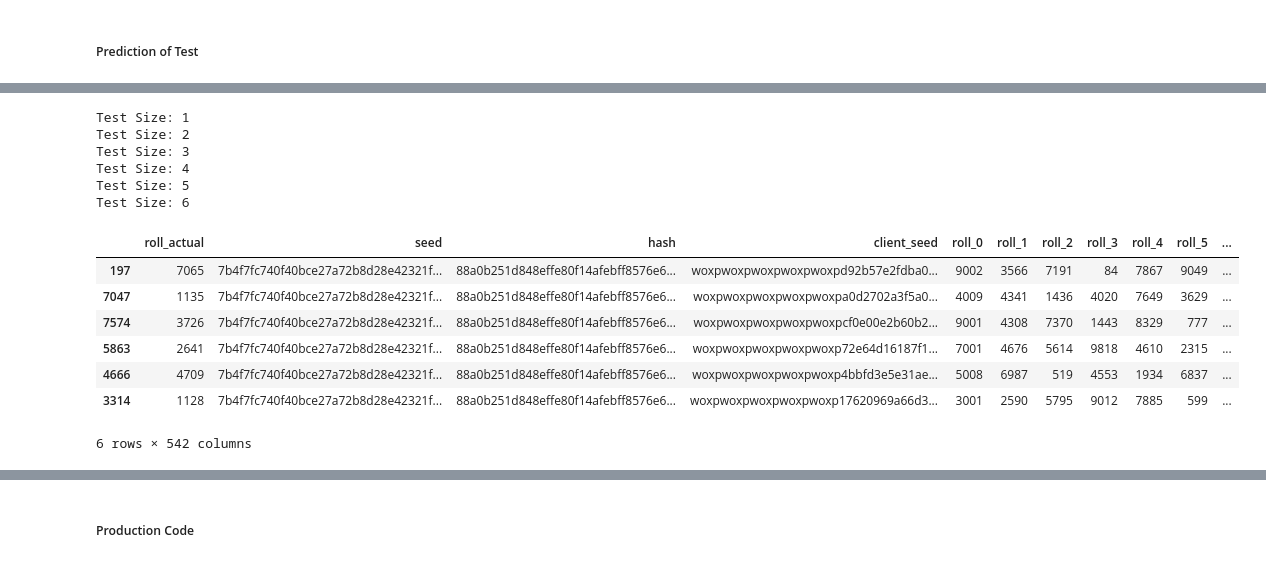
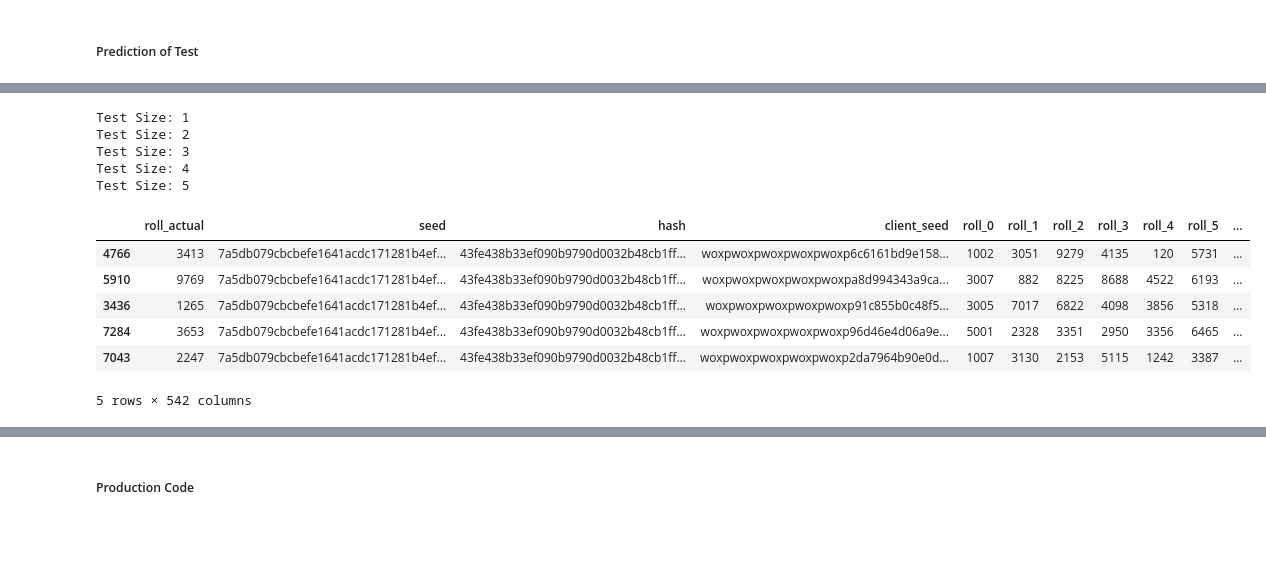
Before and after one commit to baskarsambandamurthy/hashing, a Jupyter notebook: baseline hash-trend-verification ML large volume hash 25 features.ipynb, the cells around one changed output, grey strips where cells are left out. Drawn from its saved outputs; the diff is of its cells as text; code cells hidden in the pictures; blank space fills up the shorter version.

```diff
--- a/baseline hash-trend-verification ML large volume hash 25 features.ipynb
+++ b/baseline hash-trend-verification ML large volume hash 25 features.ipynb
@@ -3278,7 +3432,8 @@ def get_sim_cutoff_data(test,xgb_models,features_test,test_hash_cutoff_df,
 def get_hash_prob_top_data(test,xgb_models,features_test,
                            test_hash_cutoff_df,is_imp_feats,imp_feats_count,
                            sim_cutoff_df = None,is_min_total=True,
-                           total_cri=12,top_n=10):
+                           total_cri=12,top_n=10,
+                          ratio_mean_asc=False,roll_mean_asc=True):
 
     if sim_cutoff_df is None:
         sim_cutoff_df,test_probs= get_sim_cutoff_data(test,xgb_models,features_test,
@@ -3306,11 +3461,11 @@ def get_hash_prob_top_data(test,xgb_models,features_test,
 #     print(sim_summary.head(20))
 #     print(sim_summary.sort_values(['ratio_mean','roll_mean'],ascending=False))
 
-    top_mean_data = sim_summary.sort_values(['ratio_mean','roll_mean'],ascending=[False,True])[:top_n].reset_index(drop=True)
+    top_mean_data = sim_summary.sort_values(['ratio_mean','roll_mean'],ascending=[ratio_mean_asc,roll_mean_asc])[:top_n].reset_index(drop=True)
     print('--- Top 5 data ---')
     print(top_mean_data[:5])
     print('--- Top 6 to 10 data ---')
-    print(top_mean_data[5:])
+    print(top_mean_data[5:20])
 #     top_std_row = top_mean_data.sort_values('ratio_std',ascending=True).iloc[0]
 #     print('--- Selected K ---')
 #     print(top_std_row)
@@ -3714,0 +3801,10 @@ Wall time: 2min 18s
+# %%
+%%time
+imp_feats_count_list = [2,5,10,15,20,25,30,35,40,45,50,55,60]
+sim_cutoff_dfs_actual=None
+cutoff_pos_df_actual,sim_cutoff_dfs_actual,test_probs,top_mean_actual=create_cutoff_pos_df(test,xgb_models,
+                    features_test,df[df.index.isin(all_k)],
+                    imp_feats_count_list,is_compute_matches=False,
+                   test_ratio_limit=0.12,sim_cutoff_dfs=sim_cutoff_dfs_actual,
+                    low_high_record_condns=[(False,1,62)])
+cutoff_pos_df_actual
@@ -3736,17 +4012,17 @@ temp.sort_values('diff')
 #                     low_high_record_condns=[(False,2,20)])
 # cutoff_pos_df_actual
 # %%
-# k_sel,test_sel,cutoff_pos_best =get_test_sel_cutoff_pos(test_probs,cutoff_pos_df_hash,cutoff_pos_df_actual)
-# imp_feats_count_list = [2,5,10,15,20,25]
+# # k_sel,test_sel,cutoff_pos_best =get_test_sel_cutoff_pos(test_probs,cutoff_pos_df_hash,cutoff_pos_df_actual)
+# # imp_feats_count_list = [2,5,10,15,20,25]
 
-k_sel,test_sel,top_mean_best =get_test_sel_cutoff_pos(test_probs,xgb_models,features_test,
-                                                      df,
-                            cutoff_pos_df_hash,
-                            is_min_total=False,total_cri=2,top_n=10,
-                            sim_cutoff_dfs=sim_cutoff_dfs_actual,
-                            imp_feats_count_list=imp_feats_count_list)
-print(f'{k_sel=}')
-print('cutoff best')
-print(top_mean_best)
-print(' ** selected test **')
-test_sel[['k','client_seed','probs']]
+# k_sel,test_sel,top_mean_best =get_test_sel_cutoff_pos(test_probs,xgb_models,features_test,
+#                                                       df,
+#                             cutoff_pos_df_hash,
+#                             is_min_total=False,total_cri=2,top_n=10,
+#                             sim_cutoff_dfs=sim_cutoff_dfs_actual,
+#                             imp_feats_count_list=imp_feats_count_list)
+# print(f'{k_sel=}')
+# print('cutoff best')
+# print(top_mean_best)
+# print(' ** selected test **')
+# test_sel[['k','client_seed','probs']]
@@ -3780,32 +4029,30 @@ test_sel[['k','client_seed','probs']]
 # %%
 test_sel=None
-for k_sel in [455,508,432,460,469,515]:
+for k_sel in [283,580,276,334,577]:
     row = df.iloc[k_sel]
 #     print(row)
     mask = (test_probs['probs']>=row['cutoff']) & (test_probs['probs']<=row['cutoff_2'])
     cur_test_sel = test_probs[mask]
     cur_test_sel['k']=k_sel
     if test_sel is None:
         test_sel = cur_test_sel
     else:
         test_sel = pd.concat([test_sel,cur_test_sel],axis=0)
     print('Test Size:',len(test_sel))
 test_sel
 # %% [output]
 Test Size: 1
 Test Size: 2
 Test Size: 3
 Test Size: 4
 Test Size: 5
-Test Size: 6
 |  | roll_actual | seed | hash | client_seed | roll_0 | roll_1 | roll_2 | roll_3 | roll_4 | roll_5 | ... |
-| 197 | 7065 | 7b4f7fc740f40bce27a72b8d28e42321f... | 88a0b251d848effe80f14afebff8576e6... | woxpwoxpwoxpwoxpwoxpd92b57e2fdba0... | 9002 | 3566 | 7191 | 84 | 7867 | 9049 | ... |
-| 7047 | 1135 | 7b4f7fc740f40bce27a72b8d28e42321f... | 88a0b251d848effe80f14afebff8576e6... | woxpwoxpwoxpwoxpwoxpa0d2702a3f5a0... | 4009 | 4341 | 1436 | 4020 | 7649 | 3629 | ... |
-| 7574 | 3726 | 7b4f7fc740f40bce27a72b8d28e42321f... | 88a0b251d848effe80f14afebff8576e6... | woxpwoxpwoxpwoxpwoxpcf0e00e2b60b2... | 9001 | 4308 | 7370 | 1443 | 8329 | 777 | ... |
-| 5863 | 2641 | 7b4f7fc740f40bce27a72b8d28e42321f... | 88a0b251d848effe80f14afebff8576e6... | woxpwoxpwoxpwoxpwoxp72e64d16187f1... | 7001 | 4676 | 5614 | 9818 | 4610 | 2315 | ... |
-| 4666 | 4709 | 7b4f7fc740f40bce27a72b8d28e42321f... | 88a0b251d848effe80f14afebff8576e6... | woxpwoxpwoxpwoxpwoxp4bbfd3e5e31ae... | 5008 | 6987 | 519 | 4553 | 1934 | 6837 | ... |
-| 3314 | 1128 | 7b4f7fc740f40bce27a72b8d28e42321f... | 88a0b251d848effe80f14afebff8576e6... | woxpwoxpwoxpwoxpwoxp17620969a66d3... | 3001 | 2590 | 5795 | 9012 | 7885 | 599 | ... |
+| 4766 | 3413 | 7a5db079cbcbefe1641acdc171281b4ef... | 43fe438b33ef090b9790d0032b48cb1ff... | woxpwoxpwoxpwoxpwoxp6c6161bd9e158... | 1002 | 3051 | 9279 | 4135 | 120 | 5731 | ... |
+| 5910 | 9769 | 7a5db079cbcbefe1641acdc171281b4ef... | 43fe438b33ef090b9790d0032b48cb1ff... | woxpwoxpwoxpwoxpwoxpa8d994343a9ca... | 3007 | 882 | 8225 | 8688 | 4522 | 6193 | ... |
+| 3436 | 1265 | 7a5db079cbcbefe1641acdc171281b4ef... | 43fe438b33ef090b9790d0032b48cb1ff... | woxpwoxpwoxpwoxpwoxp91c855b0c48f5... | 3005 | 7017 | 6822 | 4098 | 3856 | 5318 | ... |
+| 7284 | 3653 | 7a5db079cbcbefe1641acdc171281b4ef... | 43fe438b33ef090b9790d0032b48cb1ff... | woxpwoxpwoxpwoxpwoxp96d46e4d06a9e... | 5001 | 2328 | 3351 | 2950 | 3356 | 6465 | ... |
+| 7043 | 2247 | 7a5db079cbcbefe1641acdc171281b4ef... | 43fe438b33ef090b9790d0032b48cb1ff... | woxpwoxpwoxpwoxpwoxp2da7964b90e0d... | 1007 | 3130 | 2153 | 5115 | 1242 | 3387 | ... |
-6 rows × 542 columns
+5 rows × 542 columns
 # %%
 imp_feats = [col for col in imp_df['feature'].values if (col.startswith('roll_'))][:10]
 test_sel[['k']+imp_feats]
```
Also changed, not shown: parts of 74 cells of this notebook.
